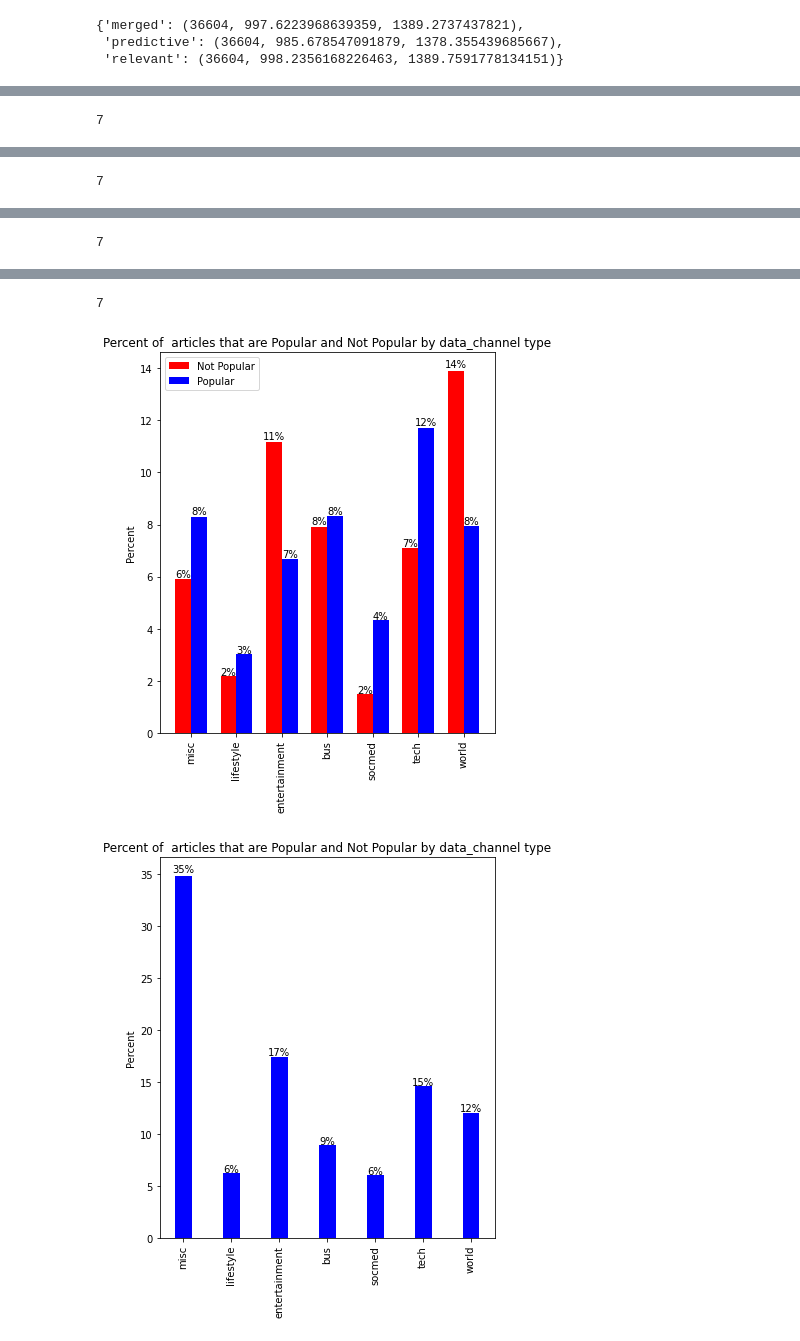
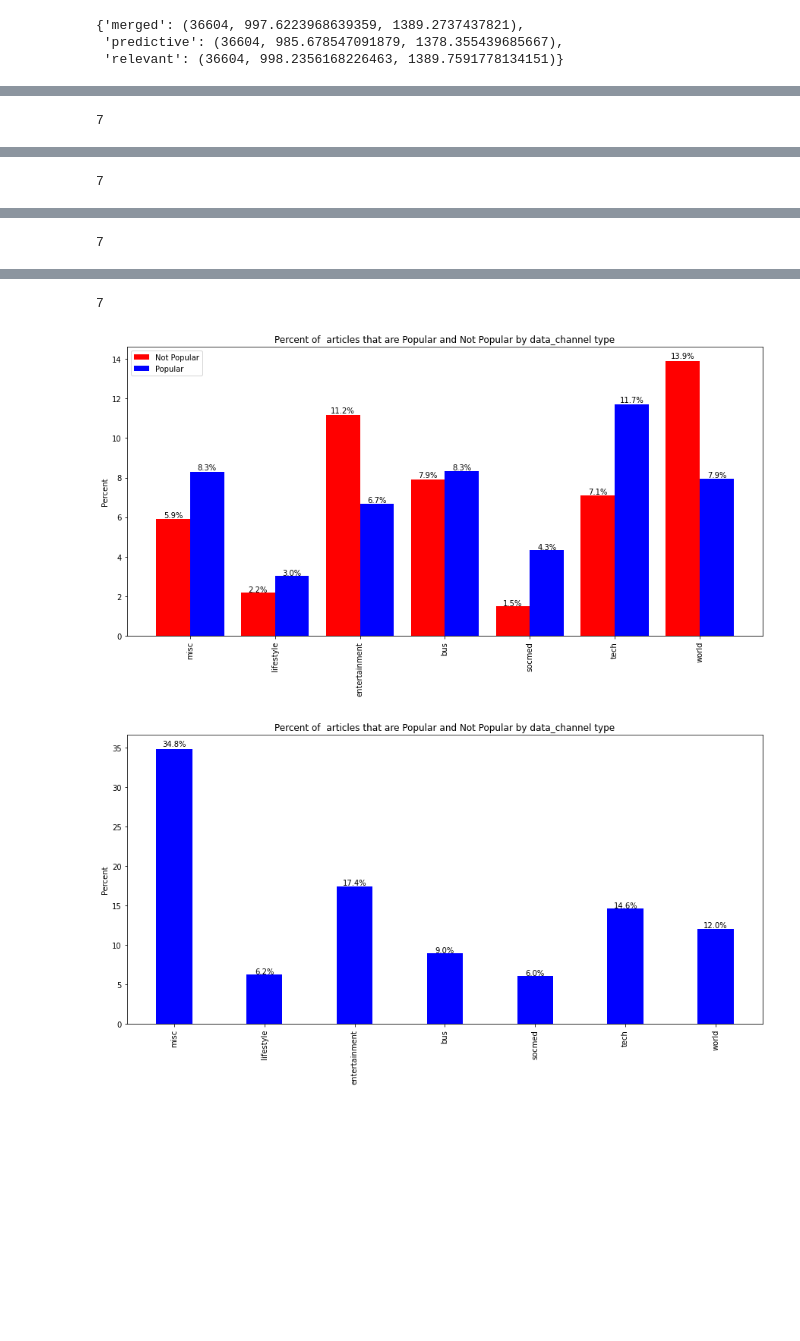
Before and after one commit to nsriniva/DS-Unit-1-Build, a Jupyter notebook: DS_Unit_1_BuildProject_1.ipynb, the cells around one changed output, grey strips where cells are left out. Cells and saved outputs as stored; diff of their text form; code cells hidden in the pictures; blank space fills up the shorter version.

```diff
--- a/DS_Unit_1_BuildProject_1.ipynb
+++ b/DS_Unit_1_BuildProject_1.ipynb
@@ -423,12 +423,12 @@ def plot_against_popular_level(df,col='data_channel', title='popular', name_dict
 
   #This is more graphical stuff
   ind = np.arange(N)  # the x locations for the groups
-  width = 0.35       # the width of the bars
+  width = 0.4       # the width of the bars
 
   #Create the plot
   fig, ax = plt.subplots()
 
-  fig.set_figheight(7)
+  fig.set_size_inches(15,7)
 
   if two:
     rects1 = ax.bar(ind, not_pop, width, color='r') #bars for not popular
@@ -446,7 +446,7 @@ def plot_against_popular_level(df,col='data_channel', title='popular', name_dict
     w = p.get_width()
     h = p.get_height()
     x,y = p.get_xy()
-    ax.annotate(f'{h/100:.0%}',(x+w/2,y+h*1.01), ha='center')
+    ax.annotate(f'{h/100:.1%}',(x+w/2,y+h*1.01), ha='center')
 
   if two:
     ax.legend((rects1[0], rects2[0]), ('Not Popular', 'Popular'));
@@ -454,7 +454,7 @@ def plot_against_popular_level(df,col='data_channel', title='popular', name_dict
 plot_against_popular_level(pop_df)
 plot_against_popular_level(vpop_df, two=False)
 plot_against_popular_level(pop_df,col='weekday', name_dict=wm)
-plot_against_popular_level(pop_df,col='weekday', name_dict=wm, two=False)
+plot_against_popular_level(vpop_df,col='weekday', name_dict=wm, two=False)
 # %% [output]
 | popular | 0 | 1 |
 | data_channel |  |  |
@@ -498,3 +498,3 @@ plot_against_popular_level(pop_df,col='weekday', name_dict=wm, two=False)
 7
-[figure, old version]
+[figure, new version]
-[figure, old version]
+[figure, new version]
```
Also changed, not shown: parts of 1 cell of this notebook.
